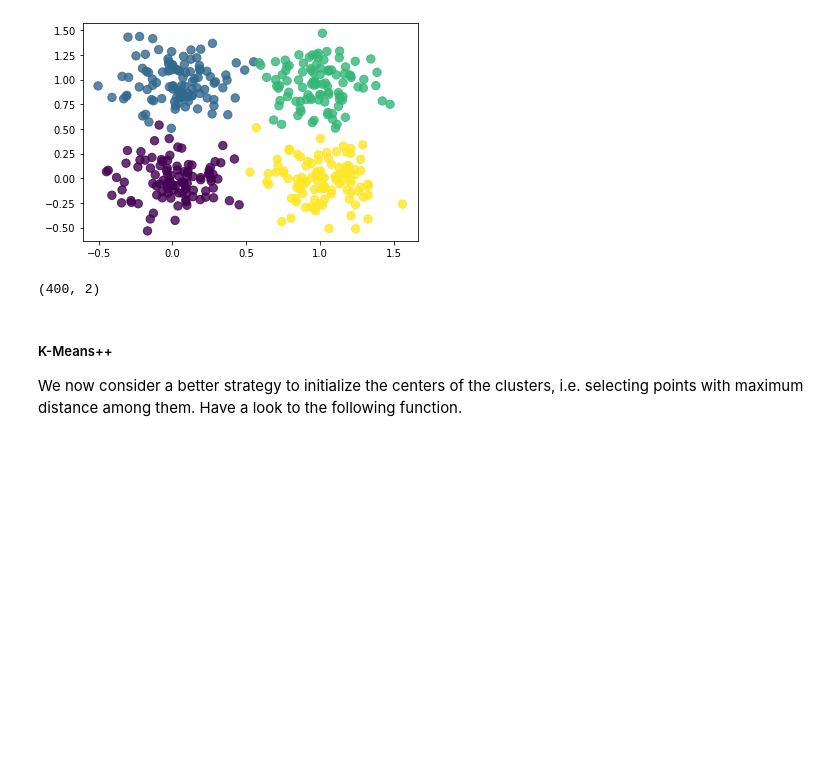
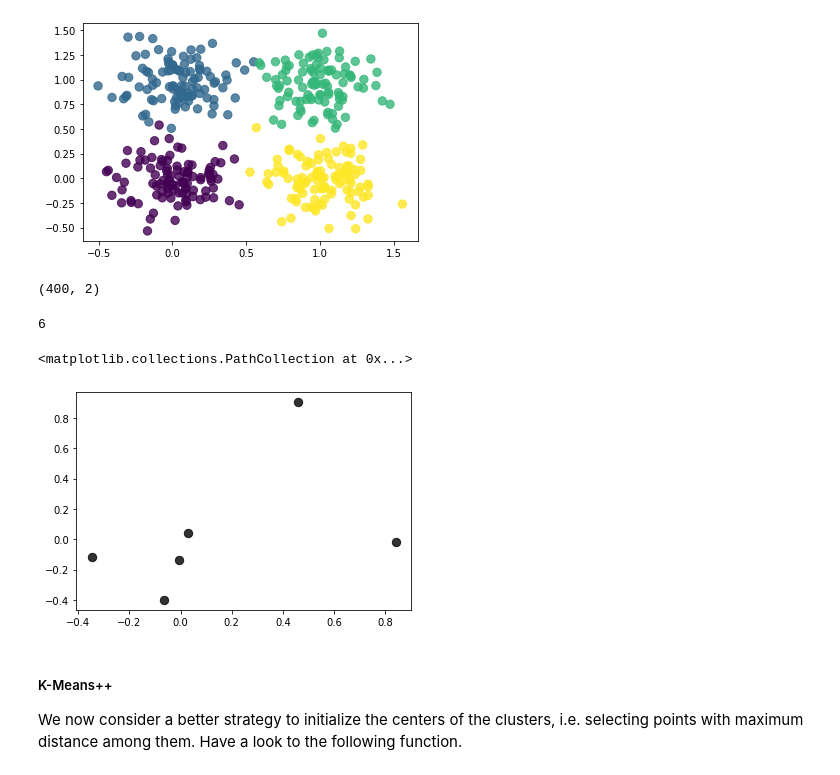
Before and after one commit to mosemb/MachineLearningAssignments, a Jupyter notebook: Lab8_KMeans.ipynb, the cells around one changed output. Saved outputs shown, nothing was run; the diff lists cells and outputs as text; code cells hidden in the pictures; blank space fills up the shorter version.

```diff
--- a/Lab8_KMeans.ipynb
+++ b/Lab8_KMeans.ipynb
@@ -187,7 +187,7 @@ def Lloid(X, centers, maxiter):
 
         Iv = cluster_obs
 
-    return centroids, Iv, clusters
+    return Iv, centroids
 
 
 def near_centroid(observation, centroids):
@@ -235,17 +235,23 @@ np.shape(X)
 # %%
 # Try with a random initialization of the centers.
 # NOTE: TRY MULTIPLE TIMES!
+import random
 
-k = # ... fill here ...
+k = np.shape(X)[0] # ... fill here ...   k = np.shape(centers)[0]
 dim = np.shape(X)[1]
-centers0 = # ... fill here ...
+centers0 =  random.randint(2,10)
+print(centers0)
 
 # Call the Lloid function
-Iv, centers = # ... fill here ...
+Iv, centers = Lloid(X,centers0 , 8)
 
 # Visualize the final clusters and their centroids
-plt.scatter(X[:,0], X[:,1], s=70, c=Iv, alpha=0.8)
+#plt.scatter(X[:,0], X[:,1], s=70, c=Iv, alpha=0.8)
 plt.scatter(centers[:,0], centers[:,1], s=70, c='k', alpha=0.8)
+# %% [output]
+6
+<matplotlib.collections.PathCollection at 0x...>
+[figure, added]
 # %% [markdown]
 ##### K-Means++
 
```
Also changed, not shown: parts of 1 cell of this notebook.
